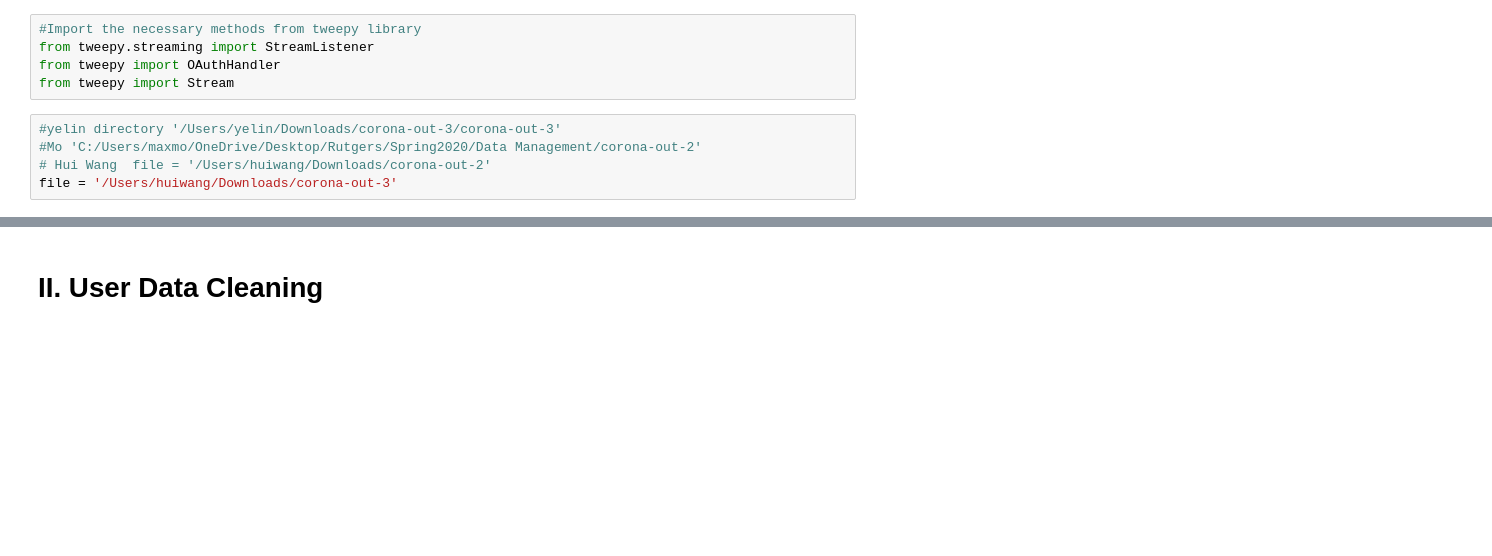
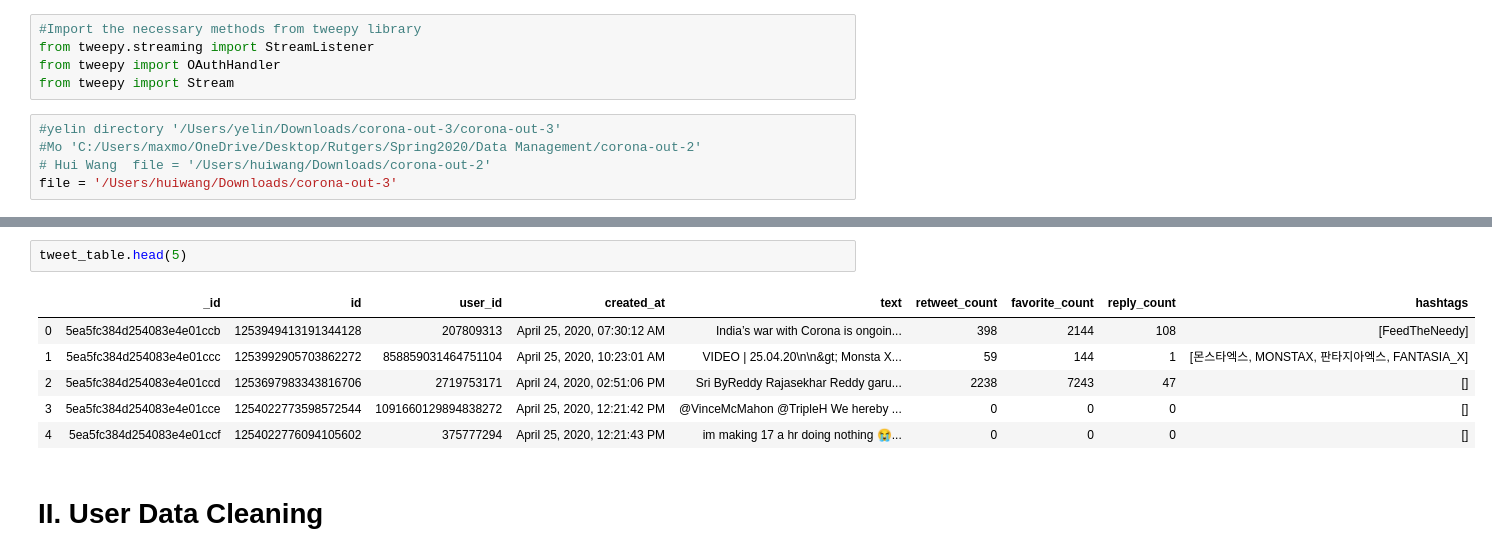
Before and after one commit to Hui-Dora-Wang/Search-Application-on-Twitter, a Jupyter notebook: search_app.ipynb, the cells around one changed output, grey strips where cells are left out. Cells and saved outputs as stored; diff of their text form; blank space fills up the shorter version.

```diff
--- a/search_app.ipynb
+++ b/search_app.ipynb
@@ -172,3 +172,12 @@ tweet_table.shape
+# %%
+tweet_table.head(5)
+# %% [output]
+|  | _id | id | user_id | created_at | text | retweet_count | favorite_count | reply_count | hashtags |
+| 0 | 5ea5fc384d254083e4e01ccb | 1253949413191344128 | 207809313 | April 25, 2020, 07:30:12 AM | India’s war with Corona is ongoin... | 398 | 2144 | 108 | [FeedTheNeedy] |
+| 1 | 5ea5fc384d254083e4e01ccc | 1253992905703862272 | 858859031464751104 | April 25, 2020, 10:23:01 AM | VIDEO | 25.04.20\n\n&gt; Monsta X... | 59 | 144 | 1 | [몬스타엑스, MONSTAX, 판타지아엑스, FANTASIA_X] |
+| 2 | 5ea5fc384d254083e4e01ccd | 1253697983343816706 | 2719753171 | April 24, 2020, 02:51:06 PM | Sri ByReddy Rajasekhar Reddy garu... | 2238 | 7243 | 47 | [] |
+| 3 | 5ea5fc384d254083e4e01cce | 1254022773598572544 | 1091660129894838272 | April 25, 2020, 12:21:42 PM | @VinceMcMahon @TripleH We hereby ... | 0 | 0 | 0 | [] |
+| 4 | 5ea5fc384d254083e4e01ccf | 1254022776094105602 | 375777294 | April 25, 2020, 12:21:43 PM | im making 17 a hr doing nothing 😭... | 0 | 0 | 0 | [] |
 # %% [markdown]
 
 
```
Also changed, not shown: parts of 22 cells of this notebook.
